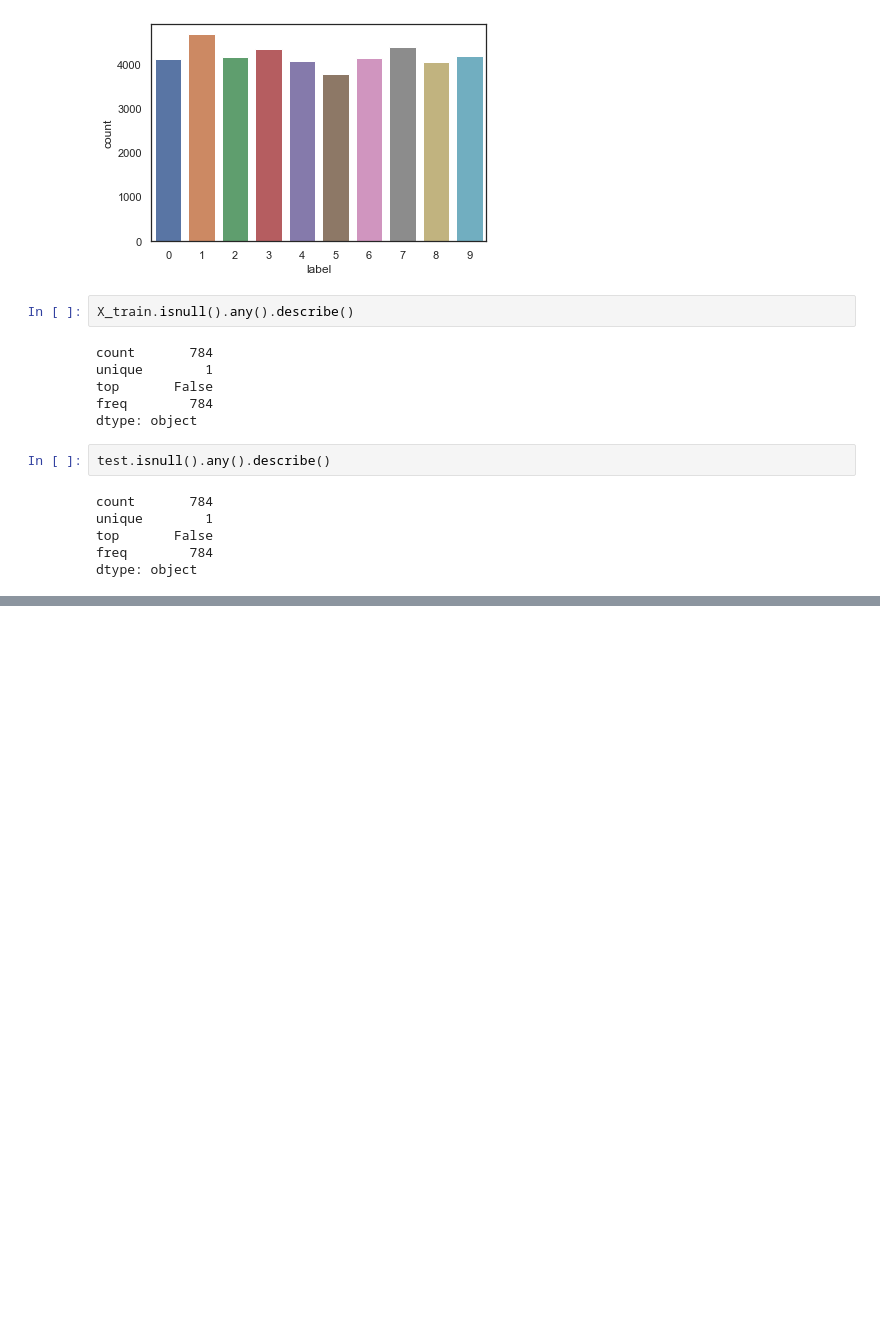
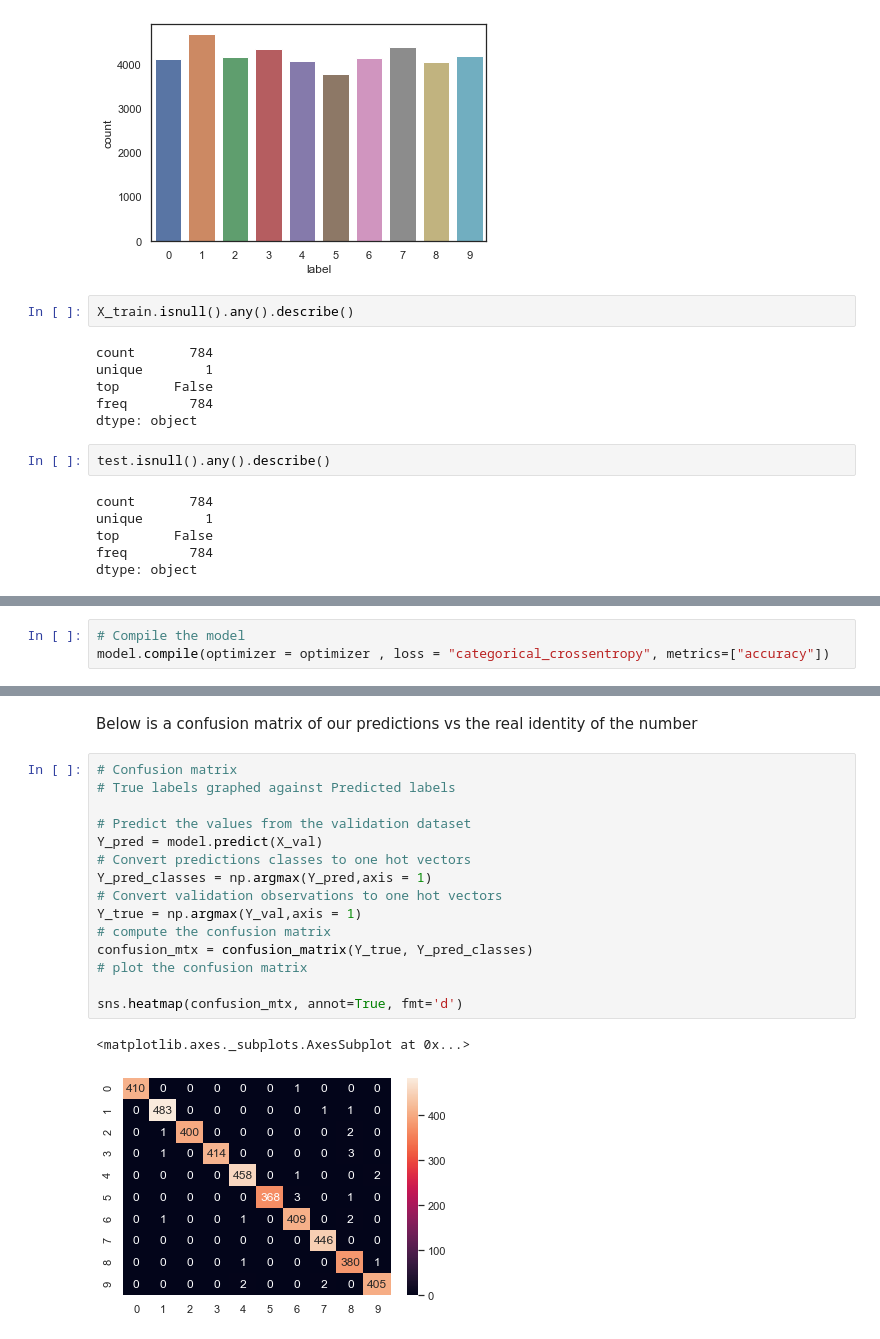
Before and after one commit to westonkl/Digit-Recogniser, a Jupyter notebook: Digit-Recogniser.ipynb, the cells around one changed output, grey strips where cells are left out. Cells and saved outputs as stored; diff of their text form; blank space fills up the shorter version.

```diff
--- a/Digit-Recogniser.ipynb
+++ b/Digit-Recogniser.ipynb
@@ -74,0 +165,3 @@ dtype: object
+# %%
+# Compile the model
+model.compile(optimizer = optimizer , loss = "categorical_crossentropy", metrics=["accuracy"])
@@ -74,0 +240,20 @@ dtype: object
+# %% [markdown]
+Below is a confusion matrix of our predictions vs the real identity of the number
+# %%
+# Confusion matrix
+# True labels graphed against Predicted labels
+
+# Predict the values from the validation dataset
+Y_pred = model.predict(X_val)
+# Convert predictions classes to one hot vectors
+Y_pred_classes = np.argmax(Y_pred,axis = 1)
+# Convert validation observations to one hot vectors
+Y_true = np.argmax(Y_val,axis = 1)
+# compute the confusion matrix
+confusion_mtx = confusion_matrix(Y_true, Y_pred_classes)
+# plot the confusion matrix
+
+sns.heatmap(confusion_mtx, annot=True, fmt='d')
+# %% [output]
+<matplotlib.axes._subplots.AxesSubplot at 0x...>
+[figure, added]
```
Also changed, not shown: parts of 22 cells of this notebook.
